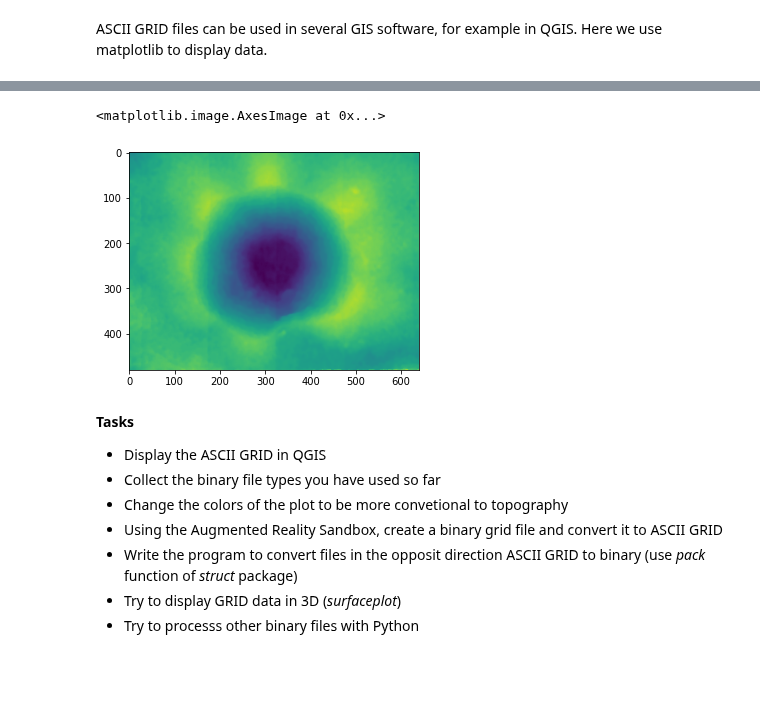
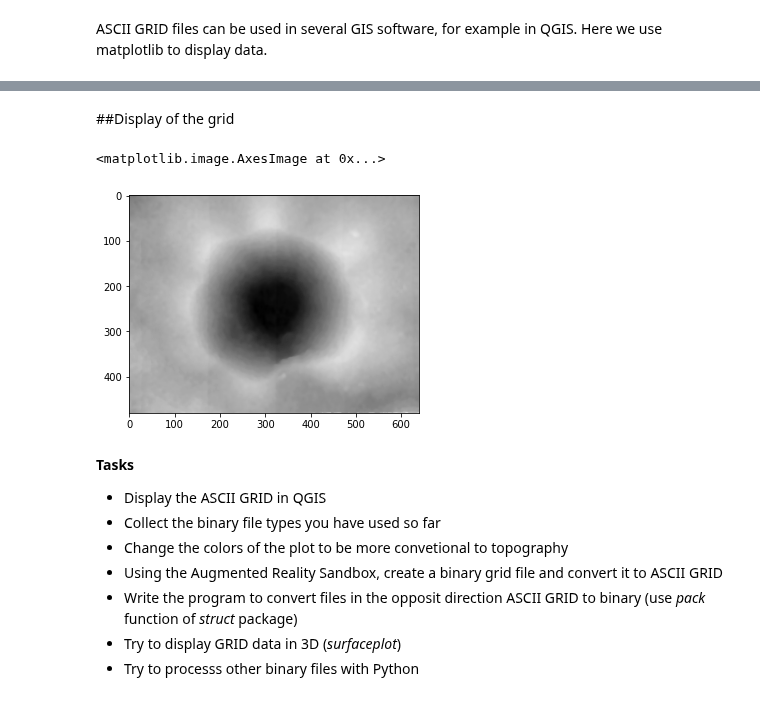
Before and after one commit to OSGeoLabBp/tutorials, a Jupyter notebook: english/data_processing/lessons/binary_file.ipynb, the cells around one changed output, grey strips where cells are left out. Saved outputs shown, nothing was run; the diff lists cells and outputs as text; code cells hidden in the pictures; blank space fills up the shorter version.

```diff
--- a/english/data_processing/lessons/binary_file.ipynb
+++ b/english/data_processing/lessons/binary_file.ipynb
@@ -75,13 +115,15 @@ ASCII GRID files can be used in several GIS software, for example in QGIS. Here
+# %% [markdown]
+##Display of the grid
 # %%
 import numpy as np
 import matplotlib.pyplot as plt
 grid=np.array(data).reshape(rows,cols)            # convert to numpy 2D array
 grid[grid < -32760] = 0                           # change nodata values to zero
 color = (grid / np.max(grid) * 255).astype(int)   # change elevation to color
-plt.imshow(color)
+plt.imshow(color, cmap='gray')
 # %% [output]
 <matplotlib.image.AxesImage at 0x...>
-[figure, old version]
+[figure, new version]
 # %% [markdown]
 **Tasks**
 
```
Also changed, not shown: parts of 8 cells of this notebook.
